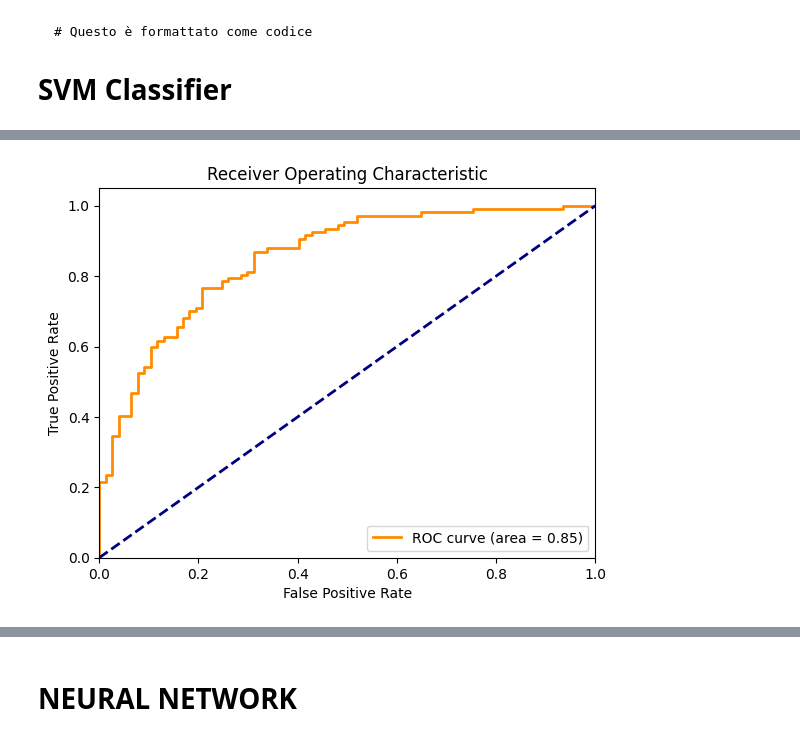
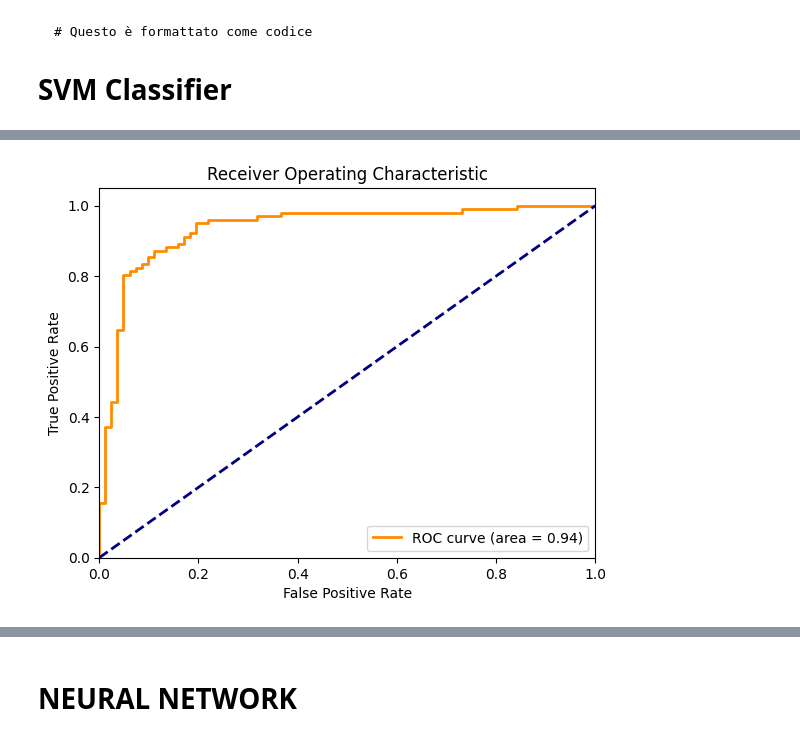
Before and after one commit to andreaspagnolo/architetture_dati, a Jupyter notebook: progetto_archi.ipynb, the cells around one changed output, grey strips where cells are left out. Cells and saved outputs as stored; diff of their text form; code cells hidden in the pictures.

````diff
--- a/progetto_archi.ipynb
+++ b/progetto_archi.ipynb
@@ -603,7 +603,7 @@ param_grid = {
 }
 
 # Grid Search con validazione incrociata
-grid_search = GridSearchCV(clf, param_grid, cv=5, scoring='roc_auc', n_jobs=-1)
+grid_search = GridSearchCV(clf, param_grid, cv=5, scoring='f1', n_jobs=-1)
 
 start_time = time.time()
 grid_search.fit(X_train, y_train)
@@ -721,17 +721,14 @@ plt.show()
 ```
 
 # SVM Classifier
-# %%
-# Normalizzazione dei dati importante per SVM e reti neurali
-df_clean[num_features] = scaler.fit_transform(df_clean[num_features])
-
-X, y = df_clean.drop('HeartDisease', axis=1), df_clean['HeartDisease']
-
-# Split in training and test sets
-X_train, X_test, y_train, y_test = train_test_split(X, y, test_size=0.2, random_state=0)
+# %%
+# Normalizzazione SOLO sul training
+scaler = StandardScaler()
+X_train[num_features] = scaler.fit_transform(X_train[num_features])
+X_test[num_features] = scaler.transform(X_test[num_features])
 # %%
 # Addestramento del Support Vector classifier
-clf = svm.SVC(kernel='rbf', random_state=42, C=1000000)
+clf = svm.SVC(random_state=42, probability=True)
 
 start_time = time.time()
 clf.fit(X_train, y_train)
@@ -792,28 +789,26 @@ plt.xlabel('Label Predetta');
 # %%
 # Calcola le probabilità di predizione del modello
-prob_svm = svm.SVC(kernel='rbf', random_state=42, C=1000000, probability=True)
-prob_svm.fit(X_train, y_train)
-y_pred_prob = prob_svm.predict_proba(X_test)[:, 1]
+y_pred_prob = clf.predict_proba(X_test)[:, 1]
 
 # Calcola la curva ROC
 fpr_svm, tpr_svm, _ = roc_curve(y_test, y_pred_prob)
 
 # Calcola l'AUC (Area Under the Curve)
 roc_auc_svm = auc(fpr_svm, tpr_svm)
 
 # Traccia la curva ROC
 plt.figure()
 plt.plot(fpr_svm, tpr_svm, color='darkorange', lw=2, label='ROC curve (area = %0.2f)' % roc_auc_svm)
 plt.plot([0, 1], [0, 1], color='navy', lw=2, linestyle='--')
 plt.xlim([0.0, 1.0])
 plt.ylim([0.0, 1.05])
 plt.xlabel('False Positive Rate')
 plt.ylabel('True Positive Rate')
 plt.title('Receiver Operating Characteristic')
 plt.legend(loc="lower right")
 plt.show()
 # %% [output]
-[figure, old version]
+[figure, new version]
 # %%
 # Tuning degli iperparametri C, kernel e gamma
 tuned_parameters = [{'kernel': ['rbf'], 'gamma': [0.01, 0.001, 0.0001, 0.00001],
````
Also changed, not shown: parts of 52 cells of this notebook.
